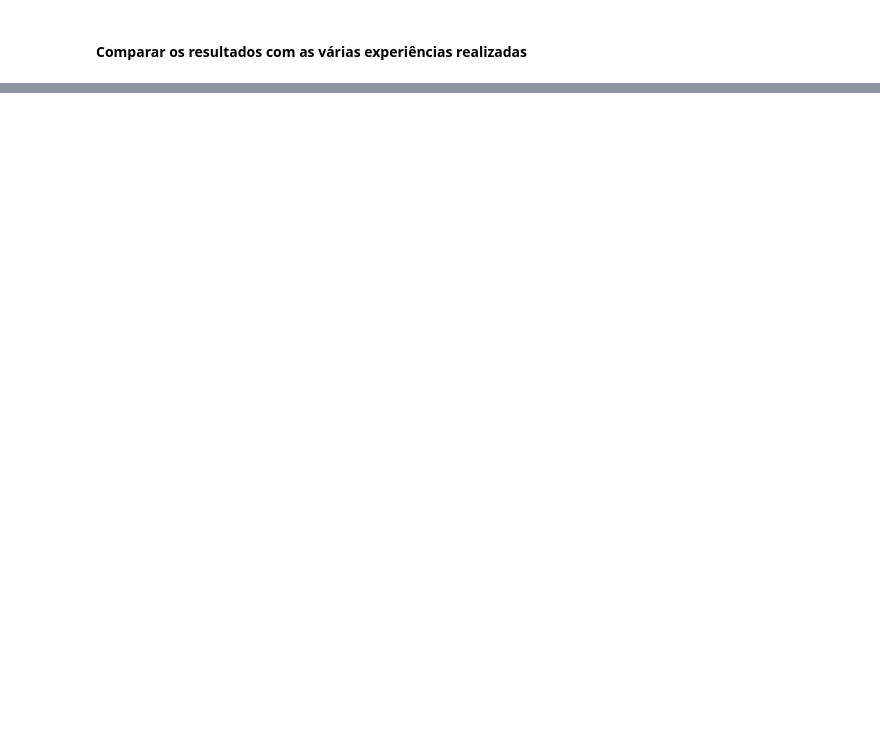
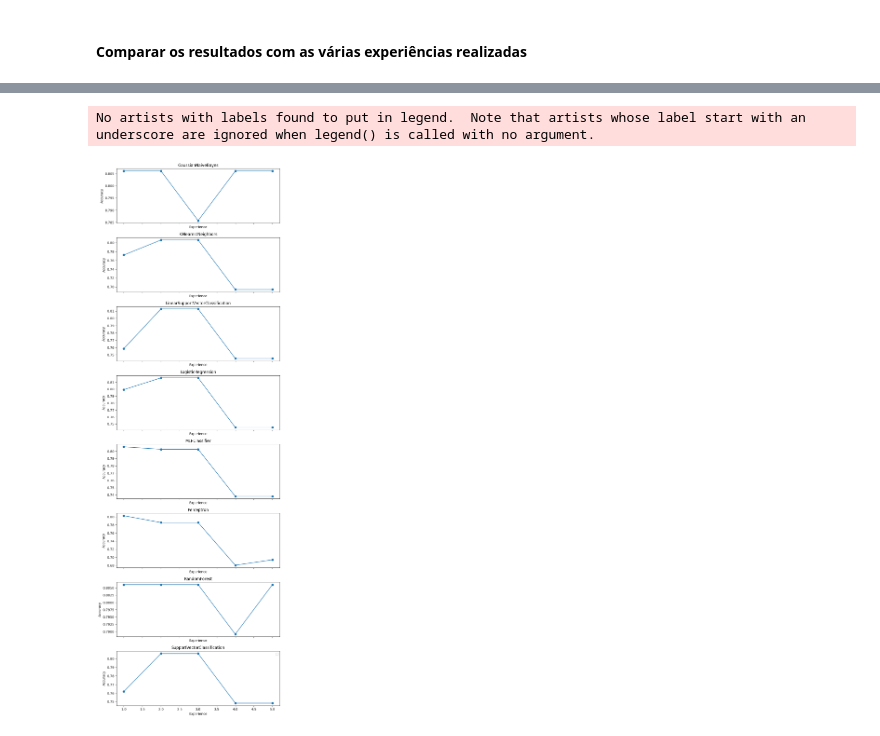
Before and after one commit to AfonsoMiao/ML_Project, a Jupyter notebook: analysis_results.ipynb, the cells around one changed output, grey strips where cells are left out. Cells and saved outputs as stored; diff of their text form; code cells hidden in the pictures; blank space fills up the shorter version.

```diff
--- a/analysis_results.ipynb
+++ b/analysis_results.ipynb
@@ -33,0 +494,28 @@ display(df_original)
+# %%
+# Create a list of plot functions
+def plot_function(ax, x, y, title):
+    ax.plot(x, y, marker='o')
+    ax.set_title(title)
+    ax.set_xlabel('Experience')
+    ax.set_ylabel('Accuracy')
+
+# Create the subplots and arrange in a list-like format
+fig, axes = plt.subplots(8, 1, figsize=(8, 24), sharex=True)
+
+# Plot each dataset in a separate subplot
+plot_function(axes[0], [1,2,3,4,5], gnb_data, 'GaussianNaiveBayes')
+plot_function(axes[1], [1,2,3,4,5], knn_data, 'K-NearestNeighbors')
+plot_function(axes[2], [1,2,3,4,5], lsvc_data, 'LinearSupportVectorClassification')
+plot_function(axes[3], [1,2,3,4,5], lr_data, 'LogisticRegression')
+plot_function(axes[4], [1,2,3,4,5], mlp_data, 'MLPClassifier')
+plot_function(axes[5], [1,2,3,4,5], pcp_data, 'Perceptron')
+plot_function(axes[6], [1,2,3,4,5], rf_data, 'RandomForest')
+plot_function(axes[7], [1,2,3,4,5], svc_data, 'SupportVectorClassification')
+
+# Adjust the layout and show the plots
+plt.legend()
+plt.tight_layout()
+plt.show()
+# %% [output]
+No artists with labels found to put in legend.  Note that artists whose label start with an underscore are ignored when legend() is called with no argument.
+[figure, added]
```
Also changed, not shown: parts of 47 cells of this notebook, 2 other files.
